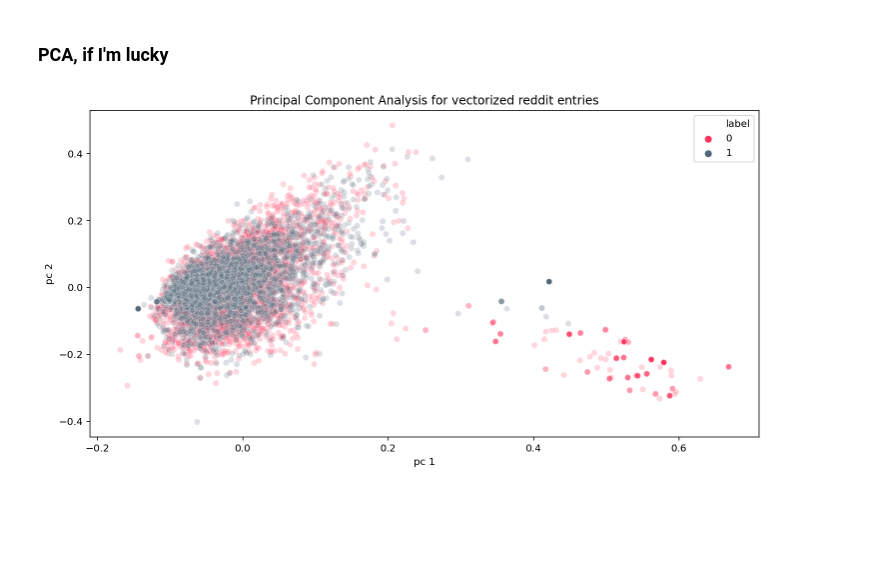
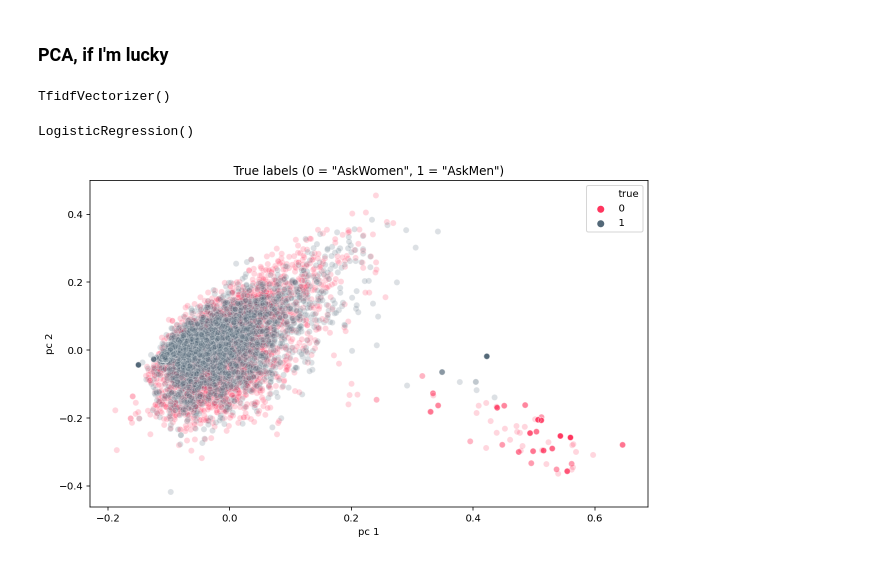
Before and after one commit to Marrrta/nlp_author_gender, a Jupyter notebook: Project_3-MartaLew-gender.ipynb, the cells around one changed output. Cells and saved outputs as stored; diff of their text form; code cells hidden in the pictures; blank space fills up the shorter version.

```diff
--- a/Project_3-MartaLew-gender.ipynb
+++ b/Project_3-MartaLew-gender.ipynb
@@ -231,3 +273,7 @@ clean_garbage()
+# %%
+AM_comments_df = AM_comments_df[AM_comments_df['author'] != 'AutoModerator']
+# %%
+AM_comments_df = AM_comments_df[AM_comments_df['distinguished'] != 'moderator']
 # %% [markdown]
 ### Sentiment analysis
 # %%
@@ -1253,19 +1406,31 @@ X_sent_emo = pd.concat([AW_posts_df[AW_posts_df['title_selftext'].notna()][['sia
 
 X = pd.concat([X_cont, X_sent_emo], axis = 1)
 
-X_train, X_test, y_train, y_test = train_test_split(X,y, test_size = 0.33, random_state = 11)
+X_train, X_test, y_train, y_test = train_test_split(X_cont,y, test_size = 0.33, random_state = 11)
 
-tvec = TfidfVectorizer()
+tvec.fit(X_train)
+# %% [output]
+TfidfVectorizer()
+# %%
+logreg = LogisticRegression()
+logreg.fit(tvec.fit_transform(X_train), y_train)
+# %% [output]
+LogisticRegression()
 # %%
 pca = PCA(n_components=2)
-pcomps = pca.fit_transform(pd.DataFrame(tvec.fit_transform(X_cont).todense())) # only word vector
+X_cont_vec = tvec.transform(X_cont)
+pcomps = pca.fit_transform(pd.DataFrame(X_cont_vec.todense())) # only word vector
 pcomps_df = pd.DataFrame(data = pcomps, columns = ['pc 1', 'pc 2'])
 
-pcomps_df['label'] = y
+pcomps_df['true'] = y
+#pcomps_df['logreg'] = logreg.predict(X_cont_vec)
 
-plt.figure(figsize = (12,6))
+plt.figure(figsize = (10,6))
 plt.title('Principal Component Analysis for vectorized reddit entries')
-sns.scatterplot(data = pcomps_df, x = 'pc 1', y = 'pc 2', hue = 'label', alpha = 0.2, palette = ['#ff355e','#536878'])
-plt.savefig('./visualizations/pca1.png');
+plt.title('True labels (0 = "AskWomen", 1 = "AskMen")')
+sns.scatterplot(data = pcomps_df, x = 'pc 1', y = 'pc 2', hue = 'true', alpha = 0.2, palette = ['#ff355e','#536878'])
+
+
+plt.savefig('./visualizations/pca.png');
 # %% [output]
-[figure, old version]
+[figure, new version]
```
Also changed, not shown: parts of 59 cells of this notebook, 9 other files.
